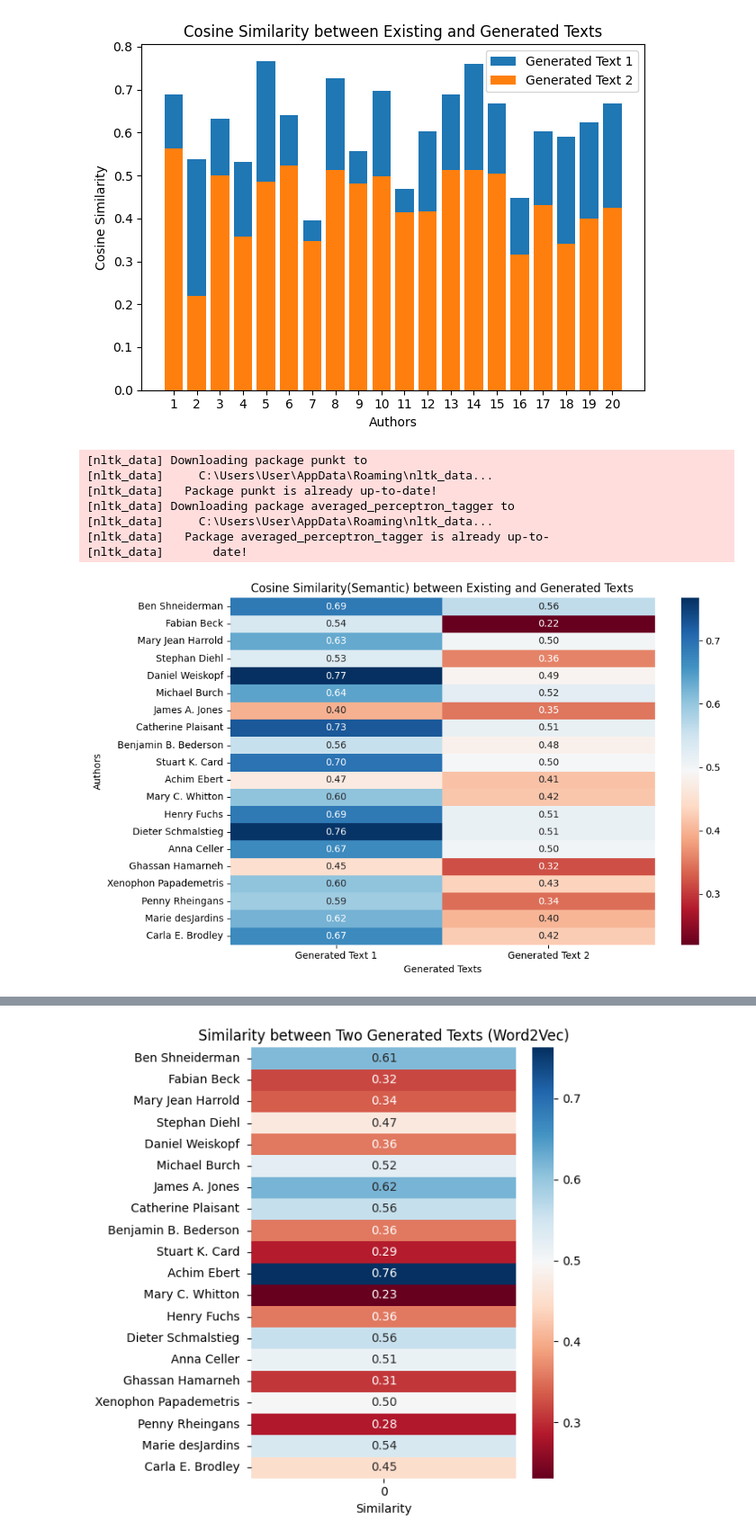
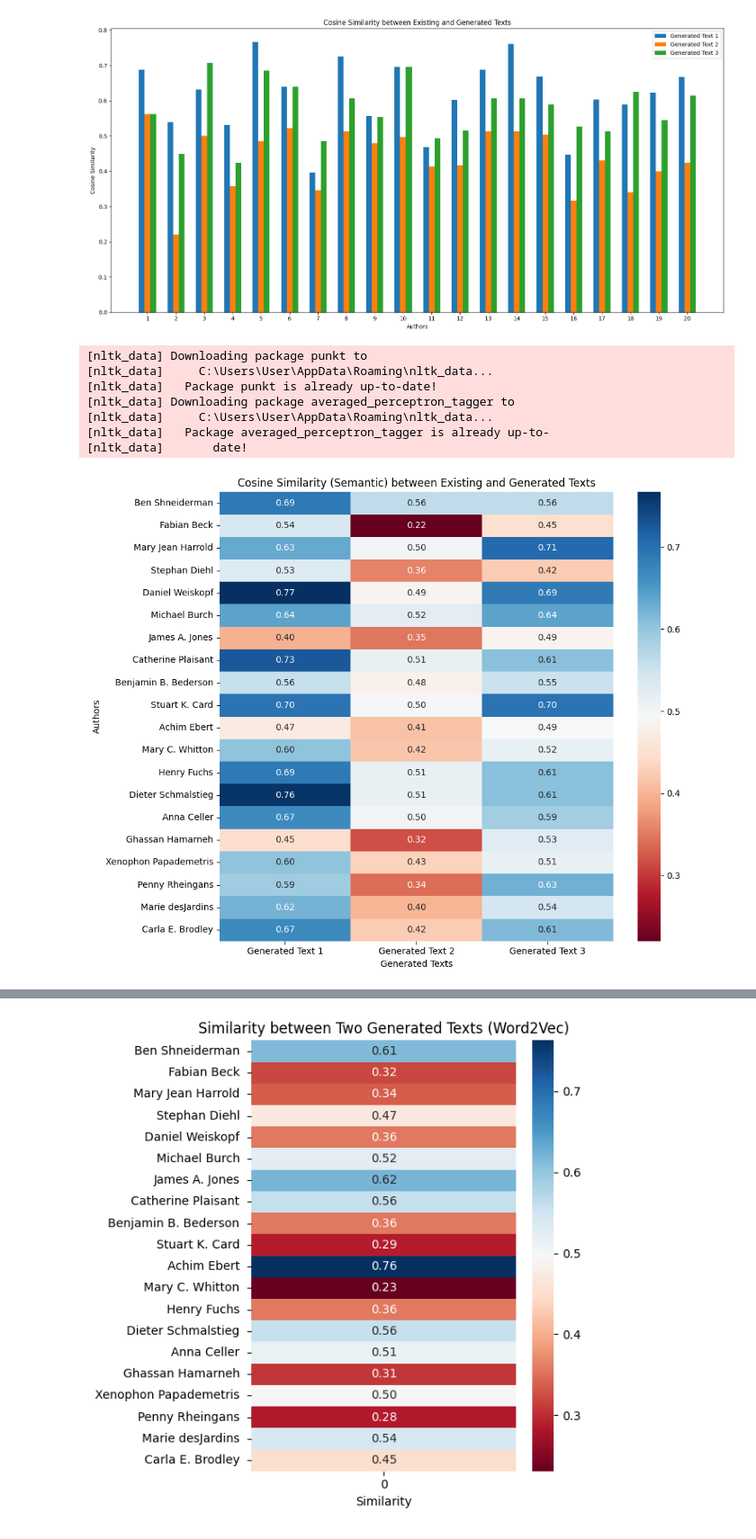
Before and after one commit to jonidamukaj/testing_LLMs, a Jupyter notebook: testing/paragraph1/davinci/Semantic Textual_VIS.ipynb, the cells around one changed output, grey strips where cells are left out. Shown at 90% size. Saved outputs shown, nothing was run; the diff lists cells and outputs as text; code cells hidden in the pictures.

```diff
--- a/testing/paragraph1/davinci/Semantic Textual_VIS.ipynb
+++ b/testing/paragraph1/davinci/Semantic Textual_VIS.ipynb
@@ -13,6 +13,10 @@ from sklearn.metrics.pairwise import cosine_similarity
 with open("RandomNamesNEW.json", 'r') as json_file:
     data = json.load(json_file)
 # %%
+import matplotlib.pyplot as plt
+from sklearn.feature_extraction.text import TfidfVectorizer
+from sklearn.metrics.pairwise import cosine_similarity
+
 # Custom tokenizer that splits on whitespace
 def tokenizer(text):
     return text.split()
@@ -21,46 +25,57 @@ def tokenizer(text):
 cosine_sims_existing = []
 cosine_sims_generated1 = []
 cosine_sims_generated2 = []
+cosine_sims_generated3 = []
 
 # Iterate over each entry in the JSON data
 for i, entry in enumerate(data):
     existing_text = entry['existing_text']
     generated_text1 = entry['generated_text1']
     generated_text2 = entry['generated_text2']
+    generated_text3 = entry['generated_text3']
 
     # Remove empty documents
     existing_text = existing_text.strip()
     generated_text1 = generated_text1.strip()
     generated_text2 = generated_text2.strip()
+    generated_text3 = generated_text3.strip()
 
     # Create TfidfVectorizer object with custom tokenizer
     vectorizer = TfidfVectorizer(tokenizer=tokenizer, stop_words='english')
 
     # Fit and transform the existing and generated texts
     tfidf_existing = vectorizer.fit_transform([existing_text])
     tfidf_generated1 = vectorizer.transform([generated_text1])
     tfidf_generated2 = vectorizer.transform([generated_text2])
+    tfidf_generated3 = vectorizer.transform([generated_text3])
 
     # Calculate the cosine similarity
     cosine_sim_existing = cosine_similarity(tfidf_existing, tfidf_generated1)
     cosine_sim_generated1 = cosine_similarity(tfidf_existing, tfidf_generated2)
+    cosine_sim_generated2 = cosine_similarity(tfidf_existing, tfidf_generated3)
 
     cosine_sims_existing.append(cosine_sim_existing[0][0])
     cosine_sims_generated1.append(cosine_sim_generated1[0][0])
+    cosine_sims_generated2.append(cosine_sim_generated2[0][0])
 
 # Plot the cosine similarity scores
+plt.figure(figsize=(16, 8))
 x_values = range(1, len(data) + 1)
-plt.bar(x_values, cosine_sims_existing, label='Generated Text 1')
-plt.bar(x_values, cosine_sims_generated1, label='Generated Text 2')
+bar_width = 0.2  # Width of each bar
+
+plt.bar([x - bar_width for x in x_values], cosine_sims_existing, width=bar_width, label='Generated Text 1')
+plt.bar(x_values, cosine_sims_generated1, width=bar_width, label='Generated Text 2')
+plt.bar([x + bar_width for x in x_values], cosine_sims_generated2, width=bar_width, label='Generated Text 3')
+
 plt.xlabel('Authors')
 plt.ylabel('Cosine Similarity')
 plt.title('Cosine Similarity between Existing and Generated Texts')
 plt.xticks(x_values)
 plt.legend()
 plt.tight_layout()
 plt.show()
 # %% [output]
-[figure, old version]
+[figure, new version]
 # %%
 import json
 import numpy as np
@@ -95,7 +110,7 @@ results_dict = {}
 for entry in data:
     author_name = entry['name']
     existing_text = entry['existing_text']
-    generated_texts = [entry['generated_text1'], entry['generated_text2']]
+    generated_texts = [entry['generated_text1'], entry['generated_text2'], entry['generated_text3']]  # Include the third generated text
 
     # Remove empty documents
     existing_text = existing_text.strip()
@@ -142,11 +157,11 @@ cosine_sims_np = np.array(cosine_sims)
 author_names_np = np.array(author_names)
 
 # Set up the heatmap
-plt.figure(figsize=(10, 6))
-sns.heatmap(cosine_sims_np, cmap='RdBu', annot=True, fmt='.2f', xticklabels=[f'Generated Text {i+1}' for i in range(2)], yticklabels=author_names_np)
+plt.figure(figsize=(10, 8))  # Adjust the figure size
+sns.heatmap(cosine_sims_np, cmap='RdBu', annot=True, fmt='.2f', xticklabels=[f'Generated Text {i+1}' for i in range(3)], yticklabels=author_names_np)  # Change range to 3
 plt.xlabel('Generated Texts')
 plt.ylabel('Authors')
-plt.title('Cosine Similarity(Semantic) between Existing and Generated Texts')
+plt.title('Cosine Similarity (Semantic) between Existing and Generated Texts')
 plt.tight_layout()
 
 # Show the plot
@@ -159,7 +174,7 @@ plt.show()
 [nltk_data]     C:\Users\User\AppData\Roaming\nltk_data...
 [nltk_data]   Package averaged_perceptron_tagger is already up-to-
 [nltk_data]       date!
-[figure, old version]
+[figure, new version]
 # %%
 import json
 import numpy as np
```
Also changed, not shown: parts of 1 cell of this notebook, 7 other files.
